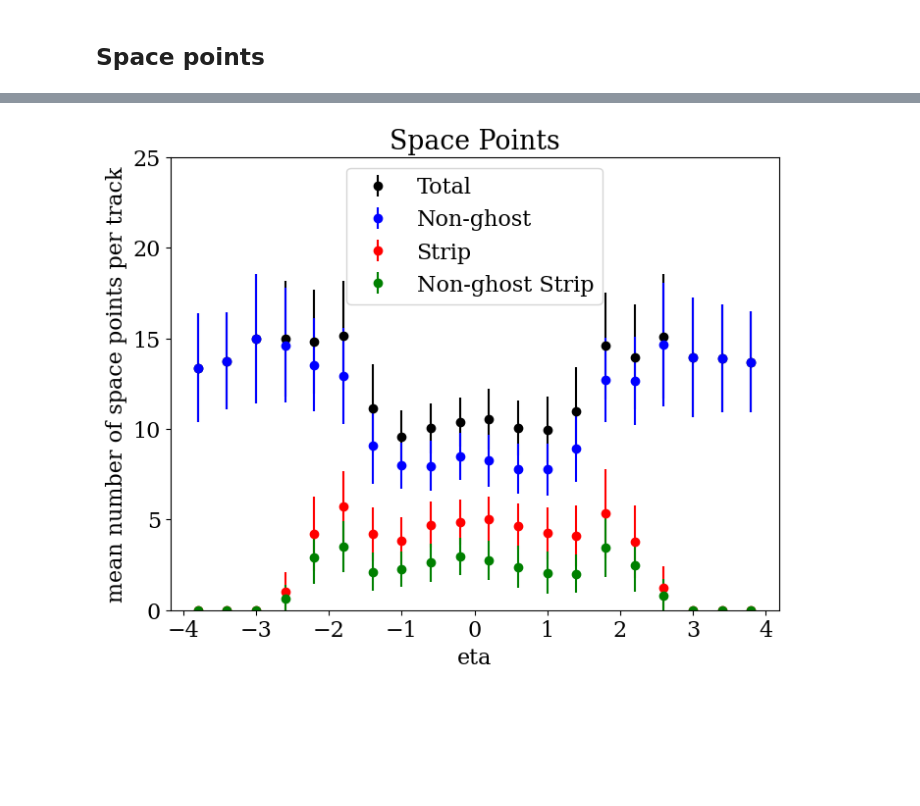
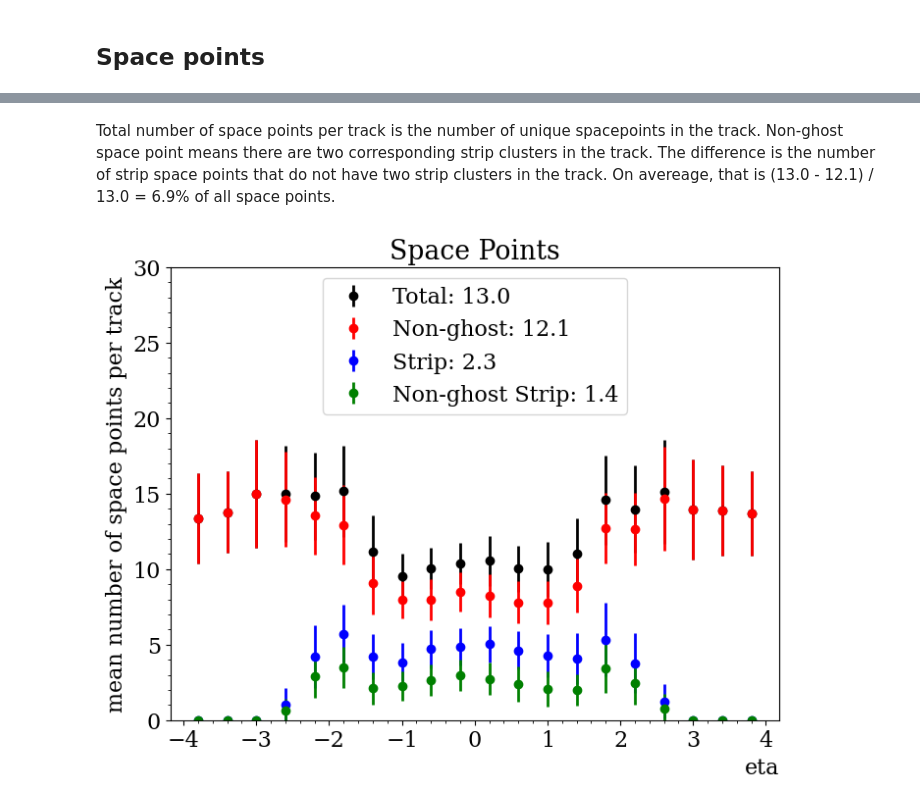
Before and after one commit to xju2/visual_tracks, a Jupyter notebook: notebooks/analyze_cluters_per_track.ipynb, the cells around one changed output, grey strips where cells are left out. Drawn from its saved outputs; the diff is of its cells as text; code cells hidden in the pictures; blank space fills up the shorter version.

```diff
--- a/notebooks/analyze_cluters_per_track.ipynb
+++ b/notebooks/analyze_cluters_per_track.ipynb
@@ -125,23 +128,25 @@ plt.show()
+# %% [markdown]
+Total number of space points per track is the number of unique spacepoints in the track. Non-ghost space point means there are two corresponding strip clusters in the track. The difference is the number of strip space points that do not have two strip clusters in the track. On avereage, that is (13.0 - 12.1) / 13.0 = 6.9% of all space points.
 # %%
 eta_config = {
     "xbins": 20,
     "range": [-4, 4]
 }
 bin_center, sp_means, sp_std = get_profile(data["eta_per_track"], data["num_sp_per_track"], **eta_config)
 _, strip_means, strip_std = get_profile(data["eta_per_track"], data["num_strip_sp_per_track"], **eta_config)
 _, nonghost_sp_means, nonghost_sp_std = get_profile(data["eta_per_track"], data["num_non_ghost_sp_per_track"], **eta_config)
 _, nonghost_strip_means, nonghost_strip_std = get_profile(data["eta_per_track"], data["num_non_ghost_strip_sp_per_track"], **eta_config)
 
 fig, ax = plt.subplots(figsize=(8, 6))
-plt.errorbar(bin_center, sp_means, yerr=sp_std, fmt="o", color="black", label="Total")
-plt.errorbar(bin_center, nonghost_sp_means, yerr=nonghost_sp_std, fmt="o", color="blue", label="Non-ghost")
-plt.errorbar(bin_center, strip_means, yerr=strip_std, fmt="o", color="red", label="Strip")
-plt.errorbar(bin_center, nonghost_strip_means, yerr=nonghost_strip_std, fmt="o", color="green", label="Non-ghost Strip")
+plt.errorbar(bin_center, sp_means, yerr=sp_std, fmt="o", color="black", label="Total: {:.1f}".format(np.mean(data["num_sp_per_track"])))
+plt.errorbar(bin_center, nonghost_sp_means, yerr=nonghost_sp_std, fmt="o", color="red", label="Non-ghost: {:.1f}".format(np.mean(data["num_non_ghost_sp_per_track"])))
+plt.errorbar(bin_center, strip_means, yerr=strip_std, fmt="o", color="blue", label="Strip: {:.1f}".format(np.mean(data["num_strip_sp_per_track"])))
+plt.errorbar(bin_center, nonghost_strip_means, yerr=nonghost_strip_std, fmt="o", color="green", label="Non-ghost Strip: {:.1f}".format(np.mean(data["num_non_ghost_strip_sp_per_track"])))
 plt.xlabel("eta")
 plt.ylabel("mean number of space points per track")
 plt.title("Space Points")
 plt.legend(loc="upper center")
-plt.ylim(0, 25)
+plt.ylim(0, 30)
 plt.show()
 # %% [output]
-[figure, old version]
+[figure, new version]
```
Also changed, not shown: parts of 8 cells of this notebook.
